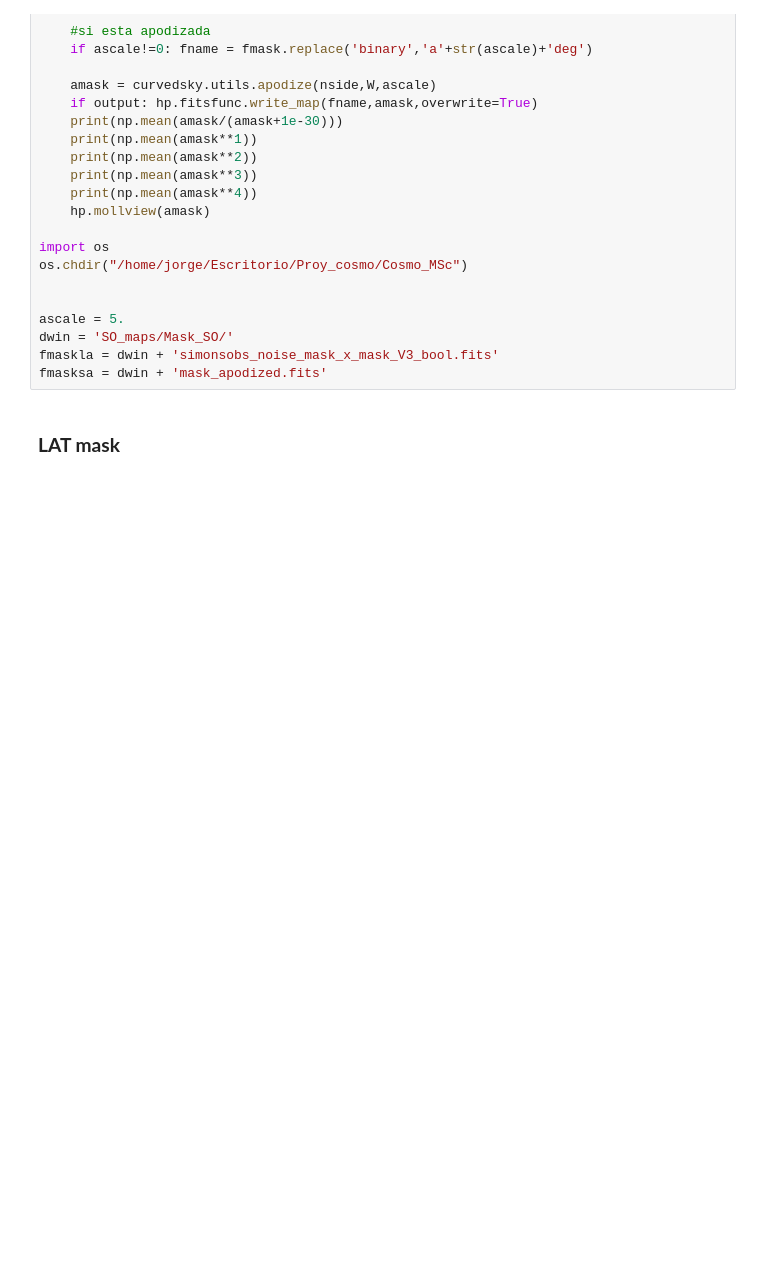
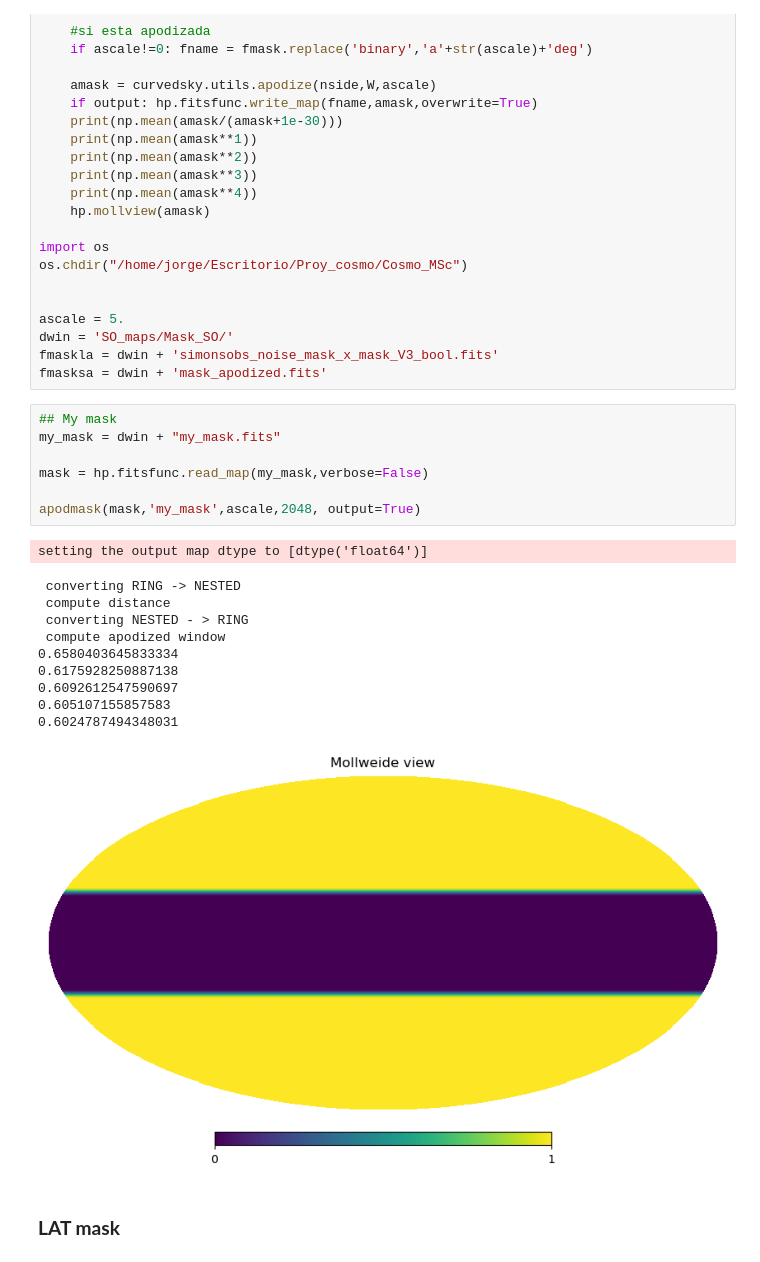
Before and after one commit to jabp270/Cosmo_MSc, a Jupyter notebook: notebooks/Mask_hitmaps.ipynb, the cells around one changed output. Cells and saved outputs as stored; diff of their text form; blank space fills up the shorter version.

```diff
--- a/notebooks/Mask_hitmaps.ipynb
+++ b/notebooks/Mask_hitmaps.ipynb
@@ -189,6 +189,25 @@ ascale = 5.
 dwin = 'SO_maps/Mask_SO/'
 fmaskla = dwin + 'simonsobs_noise_mask_x_mask_V3_bool.fits'
 fmasksa = dwin + 'mask_apodized.fits'
+# %%
+## My mask
+my_mask = dwin + "my_mask.fits"
+
+mask = hp.fitsfunc.read_map(my_mask,verbose=False)
+
+apodmask(mask,'my_mask',ascale,2048, output=True)
+# %% [output]
+setting the output map dtype to [dtype('float64')]
+ converting RING -> NESTED
+ compute distance
+ converting NESTED - > RING
+ compute apodized window
+0.6580403645833334
+0.6175928250887138
+0.6092612547590697
+0.605107155857583
+0.6024787494348031
+[figure, added]
 # %% [markdown]
 ### **LAT mask**
 # %%
```
Also changed, not shown: parts of 1 cell of this notebook, 10 other files.
